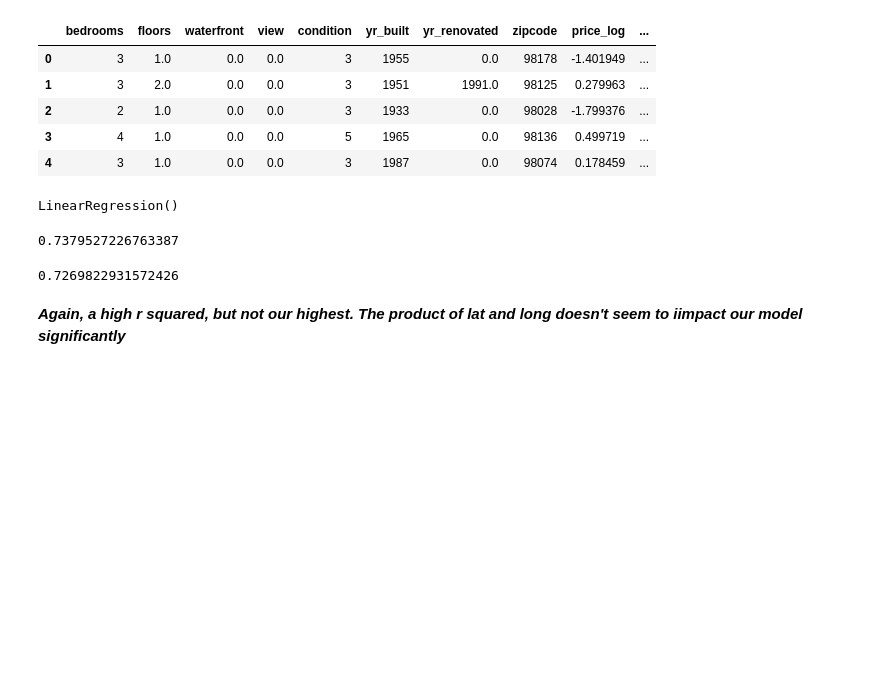
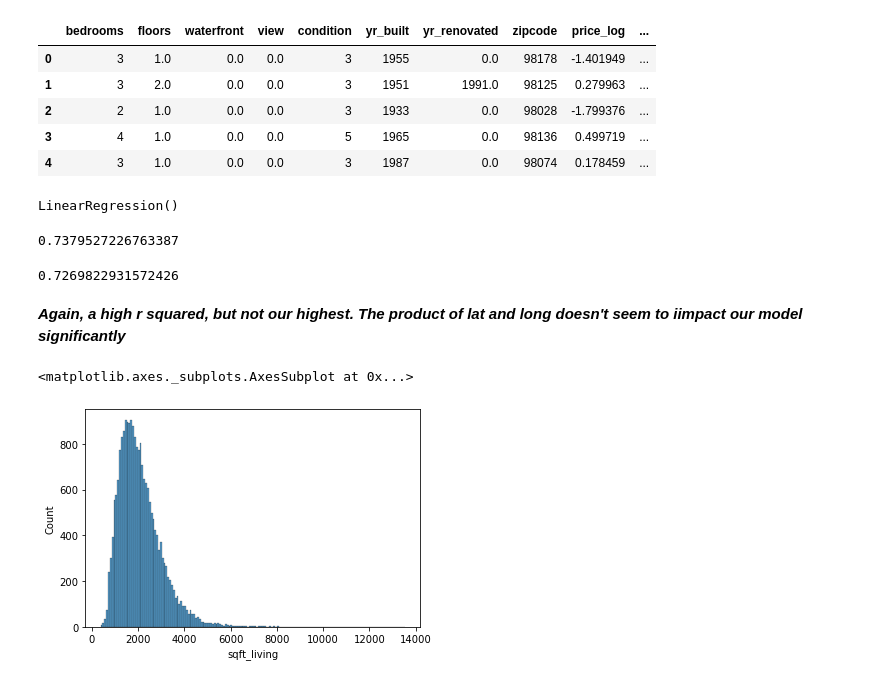
Before and after one commit to iansharff/king_county_housing, a Jupyter notebook: samantha_eda.ipynb, the cells around one changed output. Saved outputs shown, nothing was run; the diff lists cells and outputs as text; code cells hidden in the pictures; blank space fills up the shorter version.

Commit message:
added visual for sqft_living

```diff
--- a/samantha_eda.ipynb
+++ b/samantha_eda.ipynb
@@ -1517,0 +1520,5 @@ lr.score(X8_test, y8_test)
+# %%
+sns.histplot(df['sqft_living'])
+# %% [output]
+<matplotlib.axes._subplots.AxesSubplot at 0x...>
+[figure, added]
```
Also changed, not shown: parts of 3 cells of this notebook.
